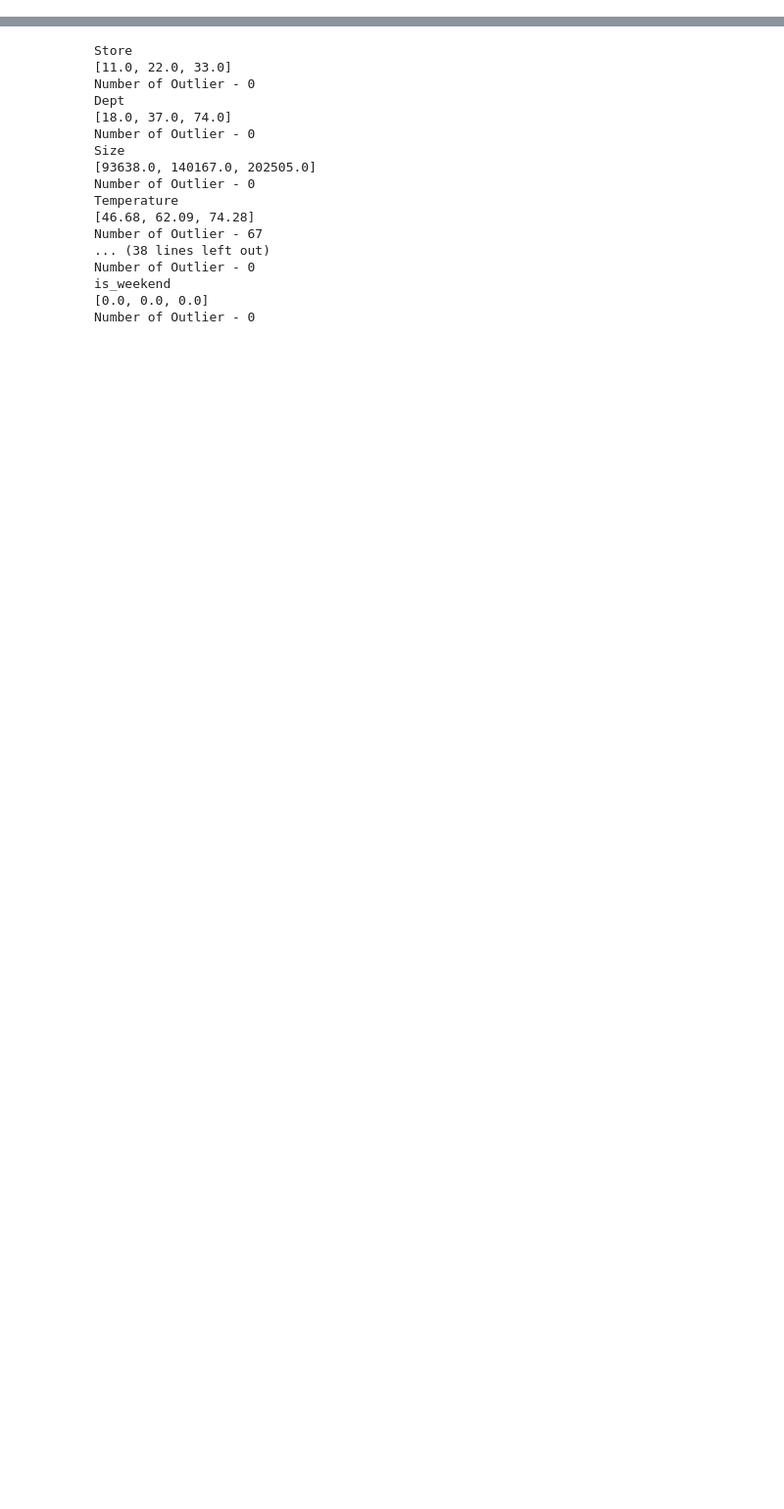
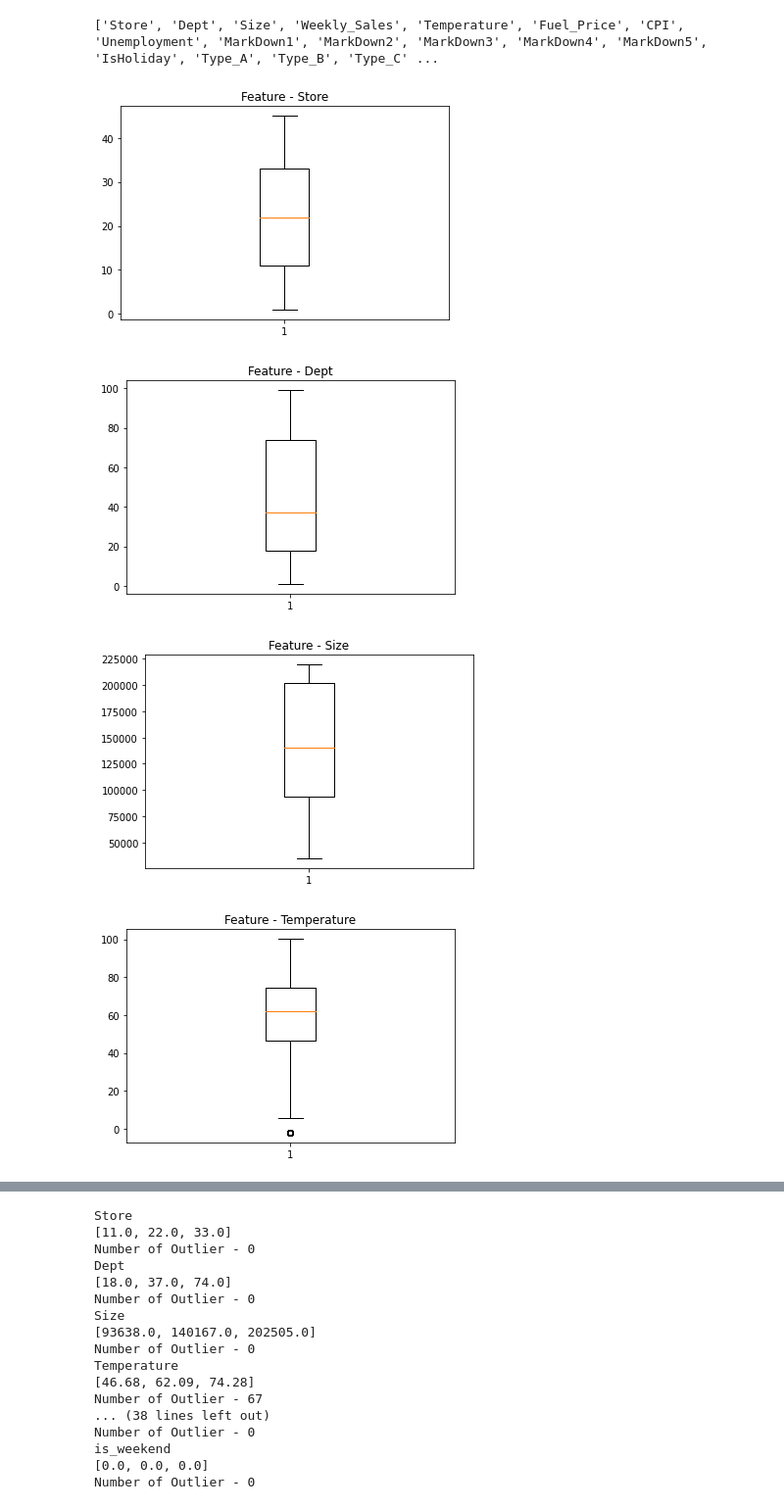
Before and after one commit to bsakethreddy/255-project-walmart, a Jupyter notebook: feature_engineering.ipynb, the cells around one changed output, grey strips where cells are left out. Shown at 98% size. Drawn from its saved outputs; the diff is of its cells as text; code cells hidden in the pictures; blank space fills up the shorter version.

```diff
--- a/feature_engineering.ipynb
+++ b/feature_engineering.ipynb
@@ -11,11 +11,17 @@ import seaborn as sns
 df =  pd.read_csv("joined_data_refined.csv",
                          keep_default_na=False, na_values=[""])
 # %%
-# cols = list(df.columns)
-# print(cols)
-# cols.remove('Weekly_Sales')
-# cols.remove('Date')
-# for each in  cols:
-#     plt.boxplot(df[each])
-#     plt.title('Feature - {}'.format(each))
-#     plt.show()
+cols = list(df.columns)
+print(cols)
+cols.remove('Weekly_Sales')
+
+for each in  cols:
+    plt.boxplot(df[each])
+    plt.title('Feature - {}'.format(each))
+    plt.show()
+# %% [output]
+['Store', 'Dept', 'Size', 'Weekly_Sales', 'Temperature', 'Fuel_Price', 'CPI', 'Unemployment', 'MarkDown1', 'MarkDown2', 'MarkDown3', 'MarkDown4', 'MarkDown5', 'IsHoliday', 'Type_A', 'Type_B', 'Type_C' ...
+[figure, added]
+[figure, added]
+[figure, added]
+[figure, added]
```
Also changed, not shown: parts of 1 cell of this notebook, 2 other files.
